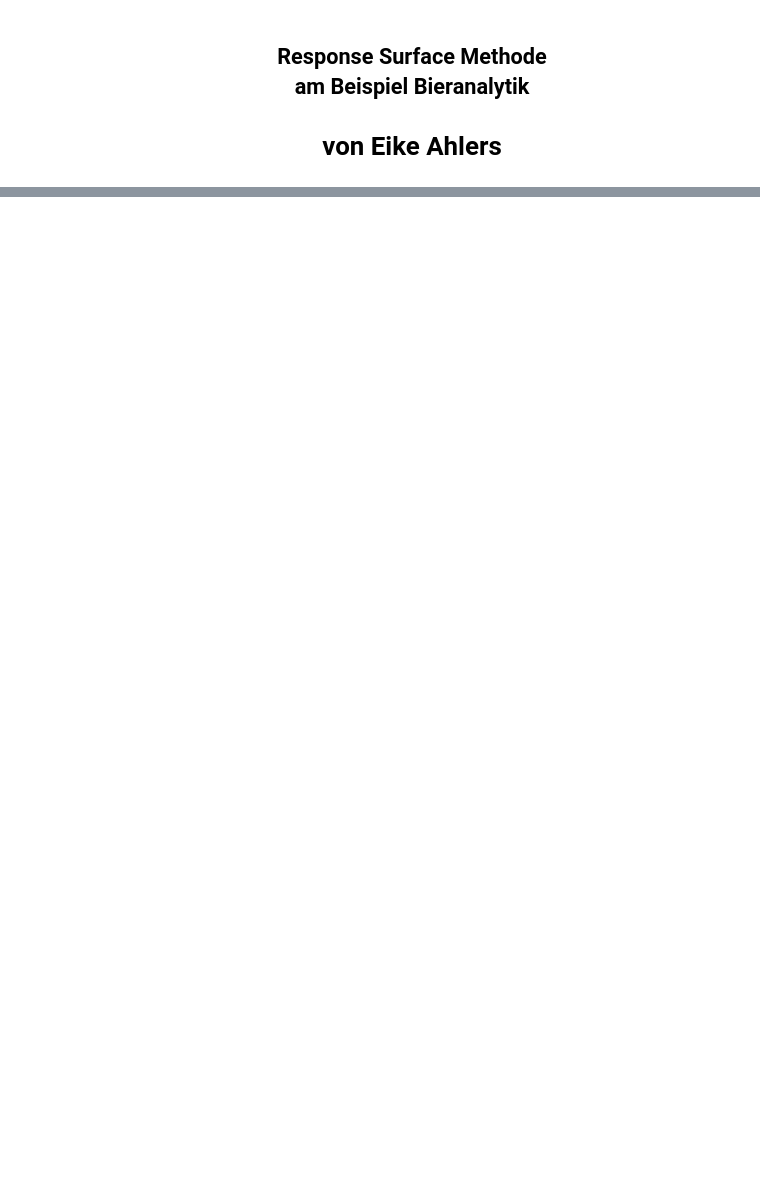
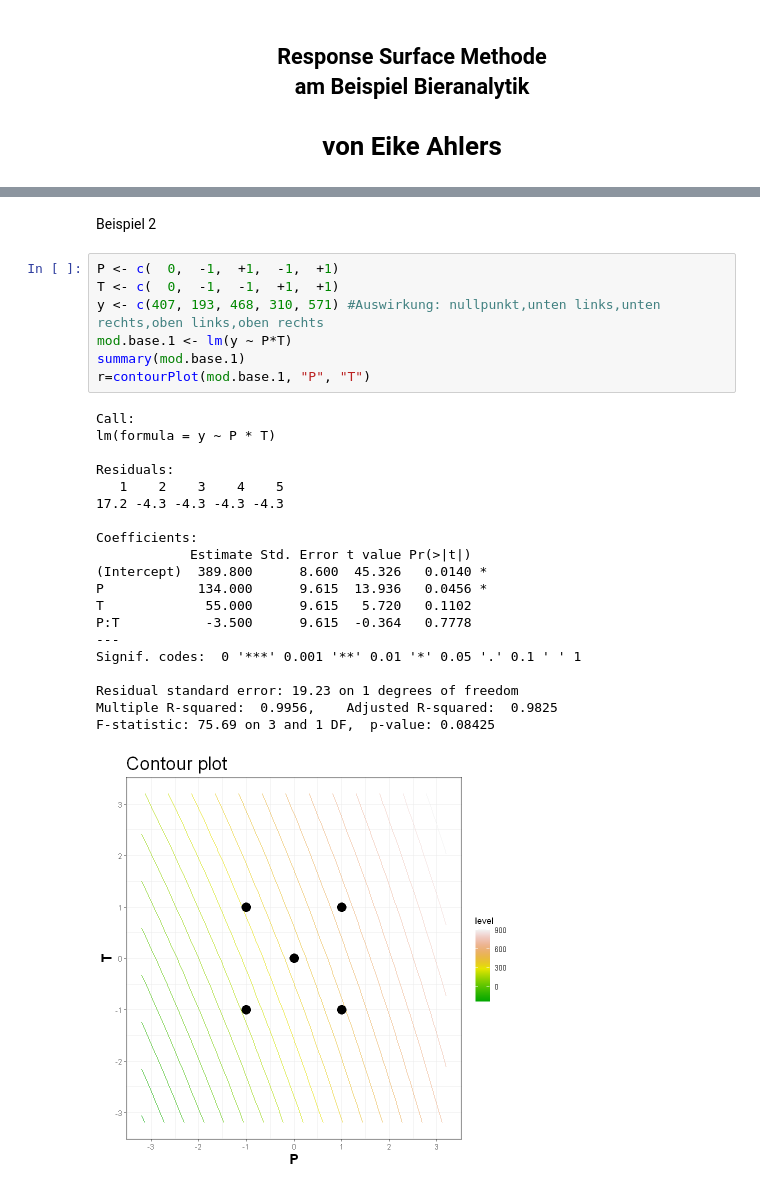
Before and after one commit to EikeAhlers/test, a Jupyter notebook: Slides.ipynb, the cells around one changed output, grey strips where cells are left out. Drawn from its saved outputs; the diff is of its cells as text; blank space fills up the shorter version.

```diff
--- a/Slides.ipynb
+++ b/Slides.ipynb
@@ -31,0 +74,30 @@ Tabelle
+# %% [markdown]
+Beispiel 2
+# %%
+P <- c(  0,  -1,  +1,  -1,  +1)
+T <- c(  0,  -1,  -1,  +1,  +1)
+y <- c(407, 193, 468, 310, 571) #Auswirkung: nullpunkt,unten links,unten rechts,oben links,oben rechts
+mod.base.1 <- lm(y ~ P*T)
+summary(mod.base.1)
+r=contourPlot(mod.base.1, "P", "T")
+# %% [output]
+Call:
+lm(formula = y ~ P * T)
+
+Residuals:
+   1    2    3    4    5
+17.2 -4.3 -4.3 -4.3 -4.3
+
+Coefficients:
+            Estimate Std. Error t value Pr(>|t|)
+(Intercept)  389.800      8.600  45.326   0.0140 *
+P            134.000      9.615  13.936   0.0456 *
+T             55.000      9.615   5.720   0.1102
+P:T           -3.500      9.615  -0.364   0.7778
+---
+Signif. codes:  0 '***' 0.001 '**' 0.01 '*' 0.05 '.' 0.1 ' ' 1
+
+Residual standard error: 19.23 on 1 degrees of freedom
+Multiple R-squared:  0.9956,    Adjusted R-squared:  0.9825
+F-statistic: 75.69 on 3 and 1 DF,  p-value: 0.08425
+[figure, added]
```
Also changed, not shown: parts of 20 cells of this notebook.
